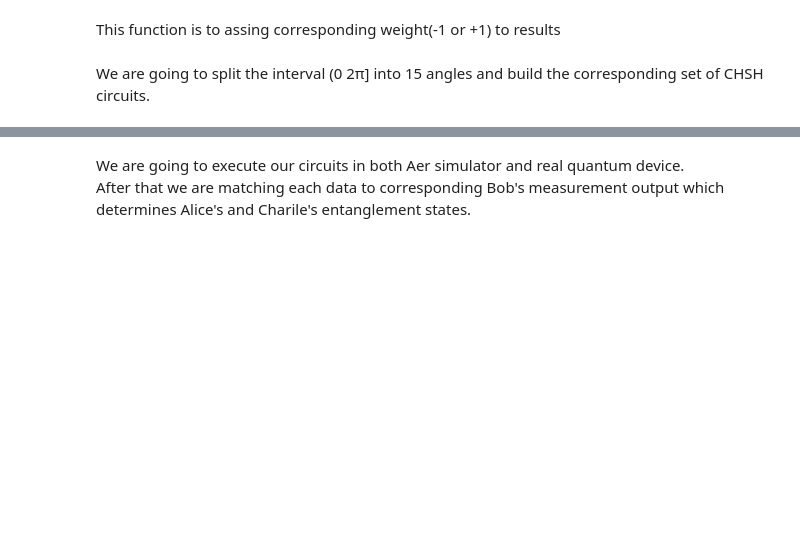
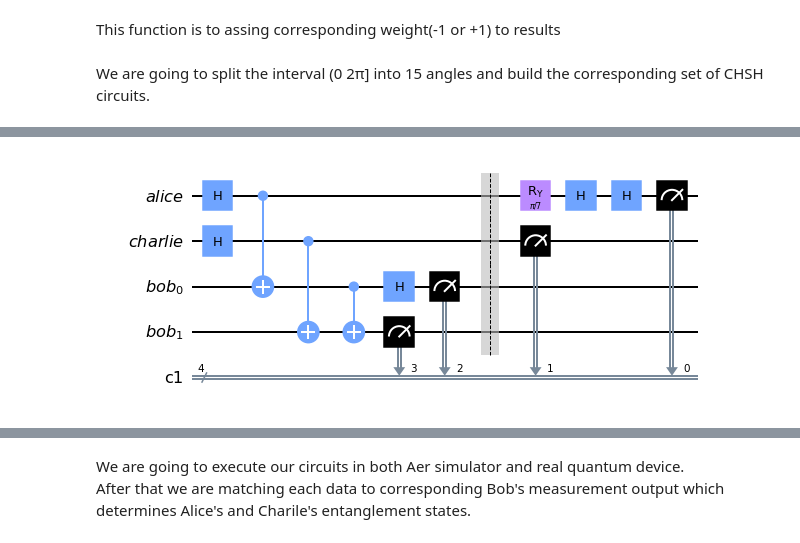
Before and after one commit to Siheon-Park/test-bell-ineq, a Jupyter notebook: Entanglement_Swapping_CHSH_3_with_2_graphs.ipynb, the cells around one changed output, grey strips where cells are left out. Saved outputs shown, nothing was run; the diff lists cells and outputs as text; code cells hidden in the pictures; blank space fills up the shorter version.

```diff
--- a/Entanglement_Swapping_CHSH_3_with_2_graphs.ipynb
+++ b/Entanglement_Swapping_CHSH_3_with_2_graphs.ipynb
@@ -235,0 +246,4 @@ my_chsh_circuitsXY = make_chsh_circuit_XY(theta_vec)
+# %%
+my_chsh_circuitsZX[6].draw(output='mpl')
+# %% [output]
+[figure, added]
```
Also changed, not shown: parts of 12 cells of this notebook.
